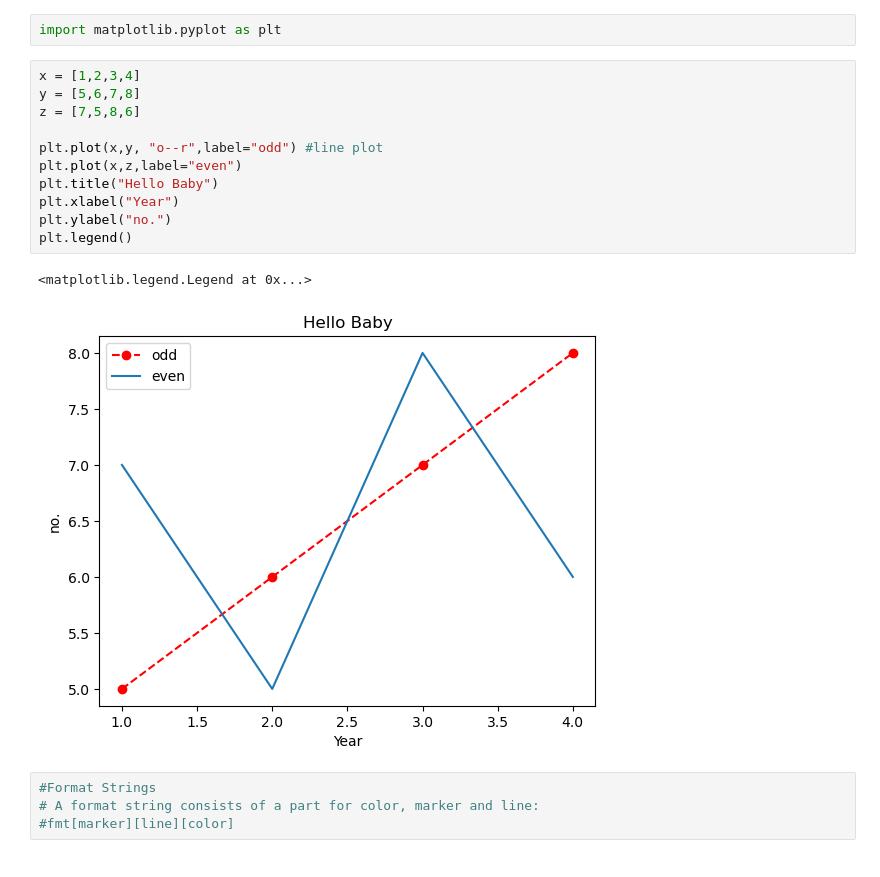
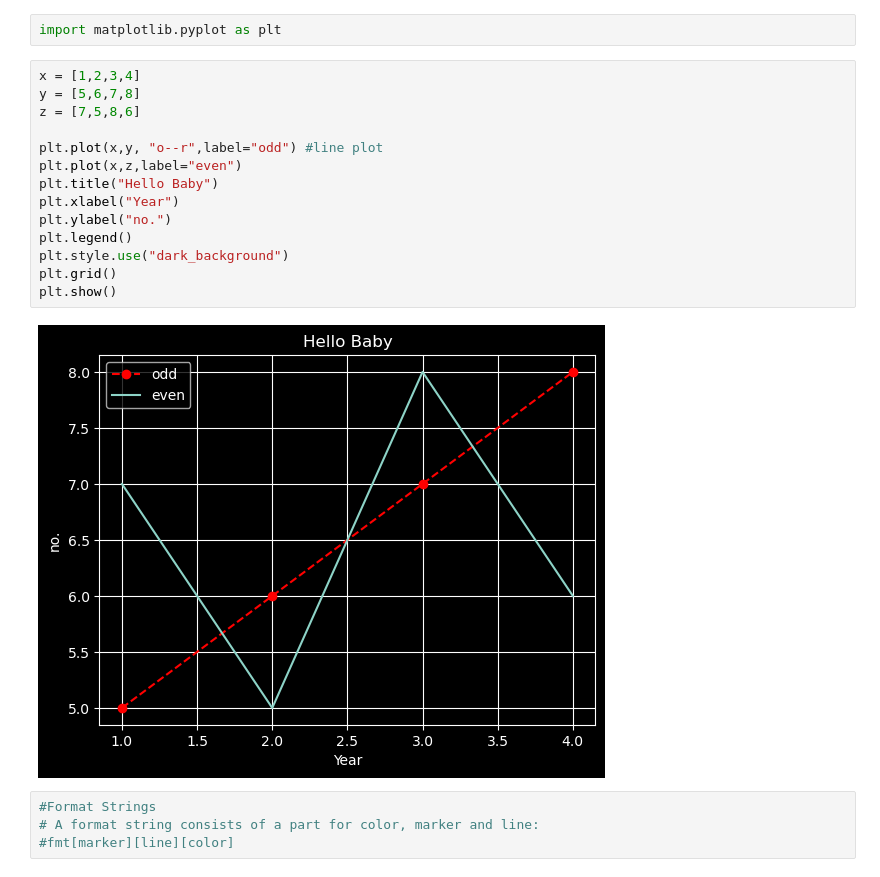
Before and after one commit to HiyaKothari1/python, a Jupyter notebook: Pandas.ipynb, the cells around one changed output. Saved outputs shown, nothing was run; the diff lists cells and outputs as text.

Commit message:
plot methods

```diff
--- a/Pandas.ipynb
+++ b/Pandas.ipynb
@@ -340,17 +340,19 @@ import matplotlib.pyplot as plt
 # %%
 x = [1,2,3,4]
 y = [5,6,7,8]
 z = [7,5,8,6]
 
 plt.plot(x,y, "o--r",label="odd") #line plot
 plt.plot(x,z,label="even")
 plt.title("Hello Baby")
 plt.xlabel("Year")
 plt.ylabel("no.")
 plt.legend()
+plt.style.use("dark_background")
+plt.grid()
+plt.show()
 # %% [output]
-<matplotlib.legend.Legend at 0x...>
-[figure, old version]
+[figure, new version]
 # %%
 #Format Strings
 # A format string consists of a part for color, marker and line:
```
Also changed, not shown: parts of 2 cells of this notebook, 1 other file.
